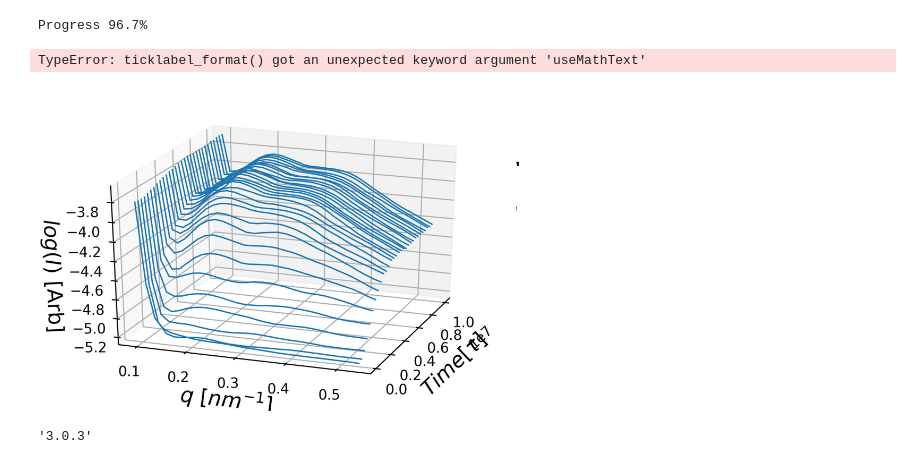
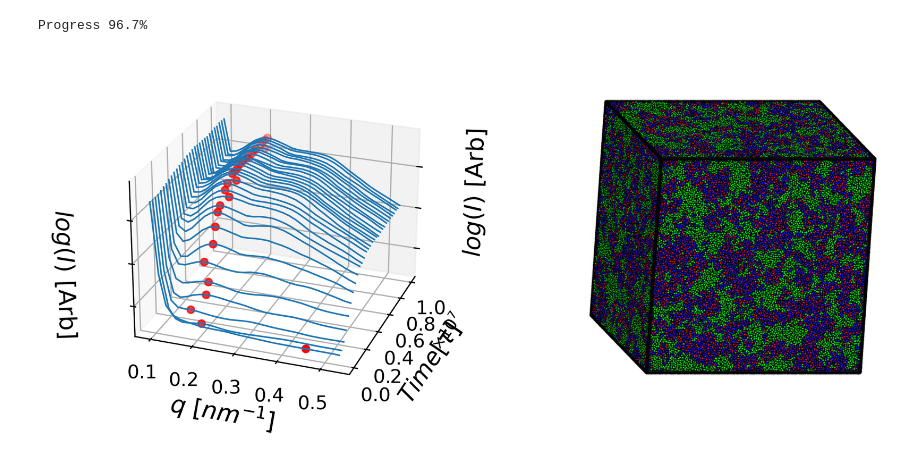
Before and after one commit to cmelab/notebooks-for-2020-epoxy-paper, a Jupyter notebook: system-size-dependence/3D-sq-time.ipynb, the cells around one changed output. Drawn from its saved outputs; the diff is of its cells as text; code cells hidden in the pictures.

```diff
--- a/system-size-dependence/3D-sq-time.ipynb
+++ b/system-size-dependence/3D-sq-time.ipynb
@@ -188,40 +188,33 @@ X,Y = np.meshgrid(q,time_mean)
 Z=I
 #matplotlib.rcParams['xtick.labelsize'] = 15
 #matplotlib.rcParams['ytick.labelsize'] = 15
 #matplotlib.rcParams['xtick.major.pad'] = 2
 #matplotlib.rcParams['ytick.major.pad'] = 2
 #matplotlib.rcParams['ztick.major.pad'] = 1
 #surf = ax.plot_surface(X, Y, Z, cmap=cm.plasma,)#,rstride=1, cstride=1,linewidth=1, antialiased=True)
 surf = ax.plot_wireframe(X, Y, Z, linewidth=1.0,zorder=0.2,rstride=1, cstride=0, antialiased=True)
 
 view_1 = (0, 180)#back
 view_2 = (25, -70)#angled
 view_3 = (25, 0)#front from top
 view_4 = (-5, 90)#right
 view_5 = (10, -90)#angled
 init_view = view_2
 ax.view_init(*init_view)
 ax.set_xlabel(r"$q$ [$nm^{-1}$]", fontsize=15,rotation=150)
 ax.set_ylabel(r"$Time[\tau]$",fontsize=15, rotation=150)
 ax.set_zlabel(r"$log(I)$ [Arb]", fontsize=15,rotation=90)
-ax.ticklabel_format(style='sci', axis='y', scilimits=(0,0), useMathText=True,rotation=0,labelsize=1)
+#ax.ticklabel_format(style='sci', axis='y', scilimits=(0,0), useMathText=True,rotation=0,labelsize=1)
+ax.ticklabel_format(style='sci', axis='y', scilimits=(0,0), useMathText=True)
 ax.tick_params(axis = 'both',labelsize=12,pad=3)
 #print(q_half_length,Is_av[:101])
 ax.scatter3D(qs_av, time_mean, Is_av,color='r',zorder=0.5,marker='o',antialiased=True,s=20)
 if job.isfile('final_snapshot.png'):
     im = plt.imread(job.fn('final_snapshot.png'))
     #ax2.set_title('job:{}'.format(job),fontsize=8)
     ax2.imshow(im,zorder=1)
 #plt.savefig('3D_q_plot_2e6_particles.png',transparent=True)
-savefig(plt,
-       '3D_plot_for_q_LJ',
-        'morphology_evolution_1e6.pdf')
 plt.show()
 # %% [output]
 Progress 96.7%
-TypeError: ticklabel_format() got an unexpected keyword argument 'useMathText'
-[figure, old version]
+[figure, new version]
-# %%
-matplotlib.__version__
-# %% [output]
-'3.0.3'
```
Also changed, not shown: parts of 2 cells of this notebook, 16 other files.
